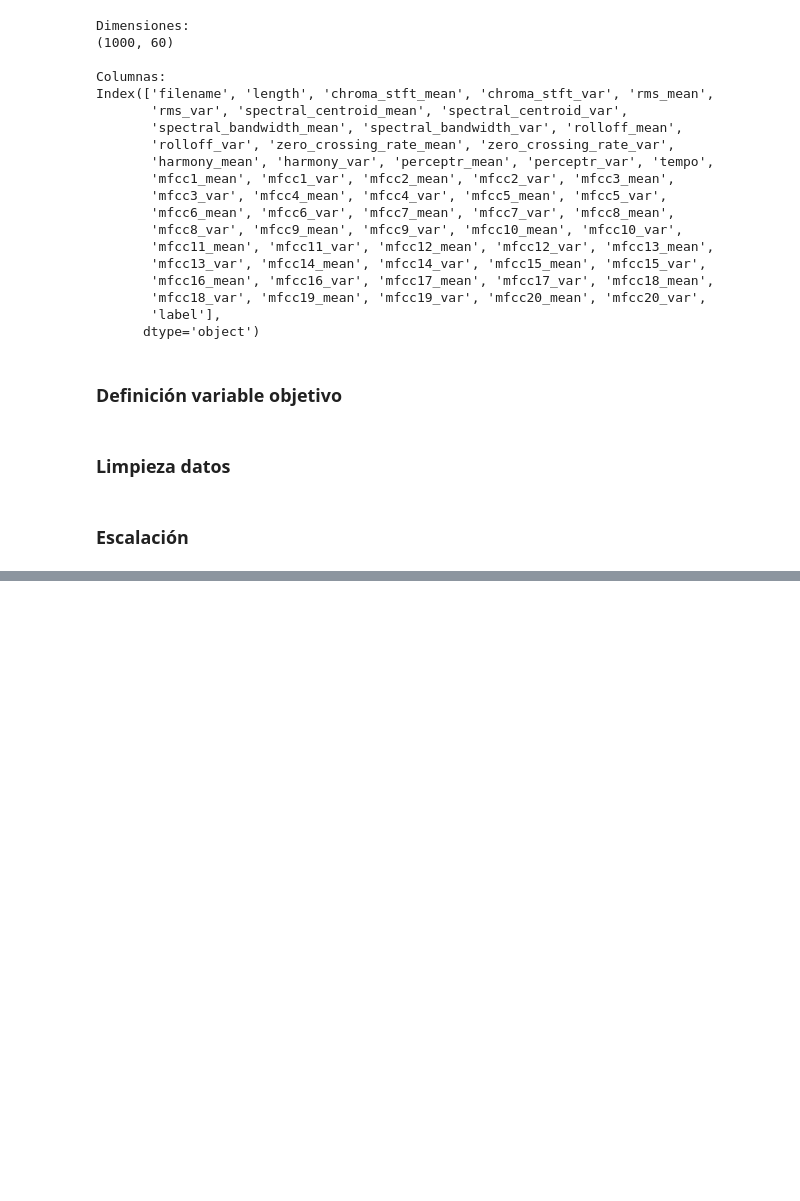
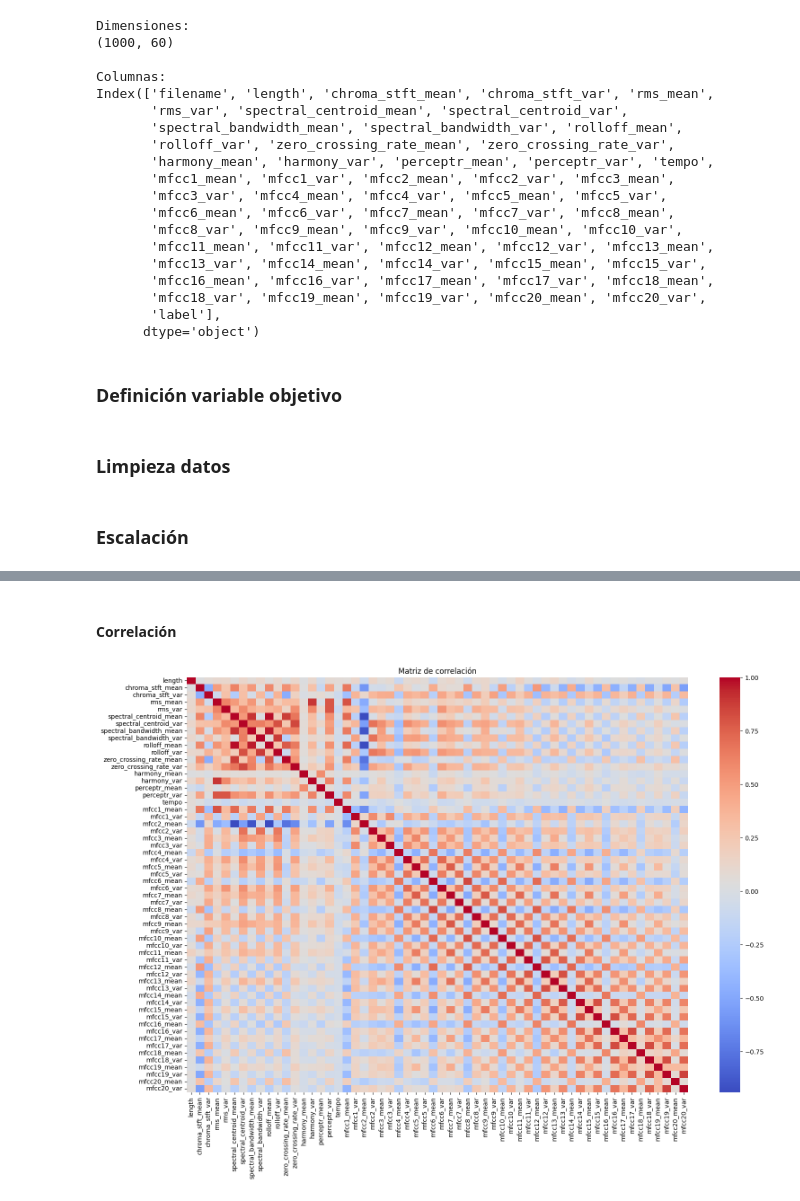
Before and after one commit to MajoRC221051/Proyecto-Final---Seminario-2, a Jupyter notebook: Proyecto_Final_Seminario.ipynb, the cells around one changed output, grey strips where cells are left out. Drawn from its saved outputs; the diff is of its cells as text; code cells hidden in the pictures; blank space fills up the shorter version.

```diff
--- a/Proyecto_Final_Seminario.ipynb
+++ b/Proyecto_Final_Seminario.ipynb
@@ -118,0 +213,17 @@ X_test_scaled = scaler.transform(X_test)
+# %% [markdown]
+#### Correlación
+# %%
+corr = X.corr()
+
+plt.figure(figsize=(18,12))
+
+sns.heatmap(
+    corr,
+    cmap='coolwarm'
+)
+
+plt.title("Matriz de correlación")
+
+plt.show()
+# %% [output]
+[figure, added]
```
Also changed, not shown: parts of 12 cells of this notebook.
